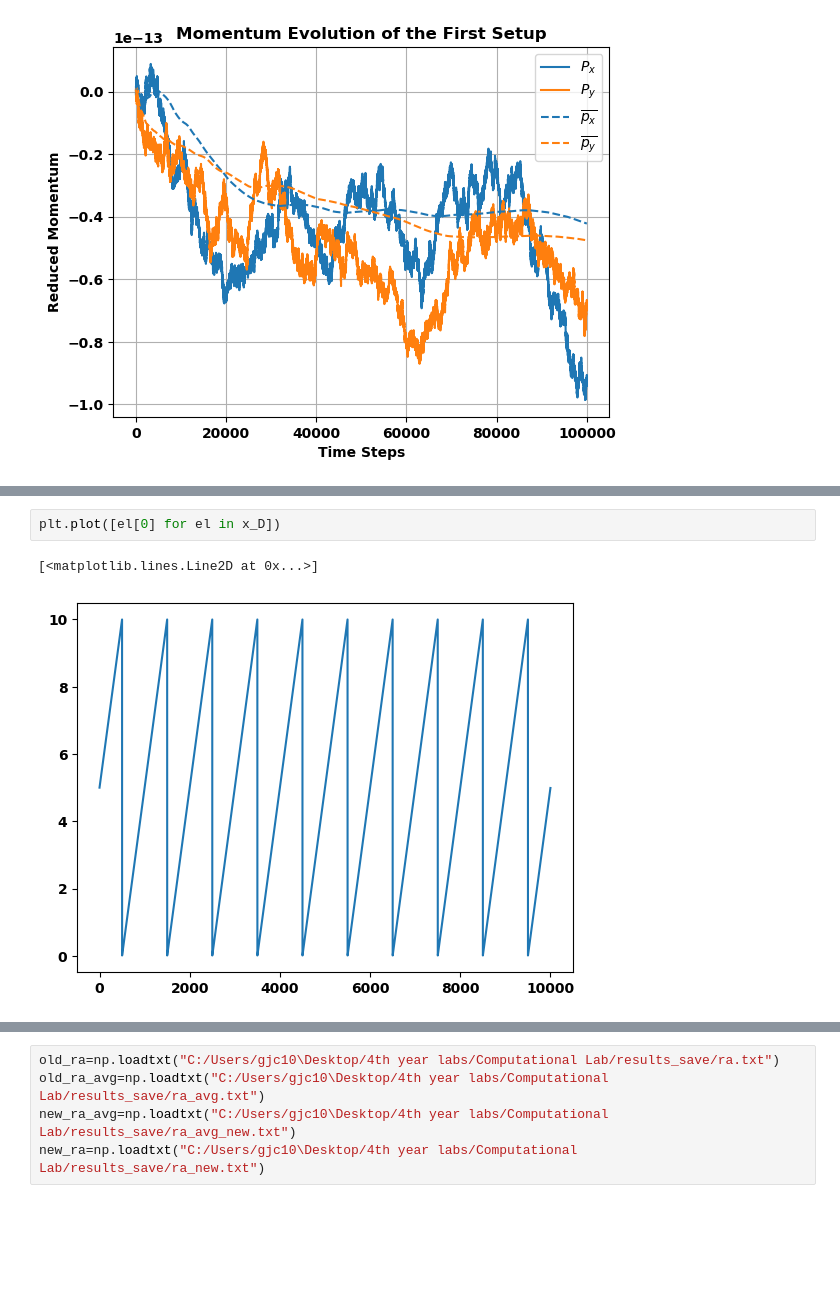
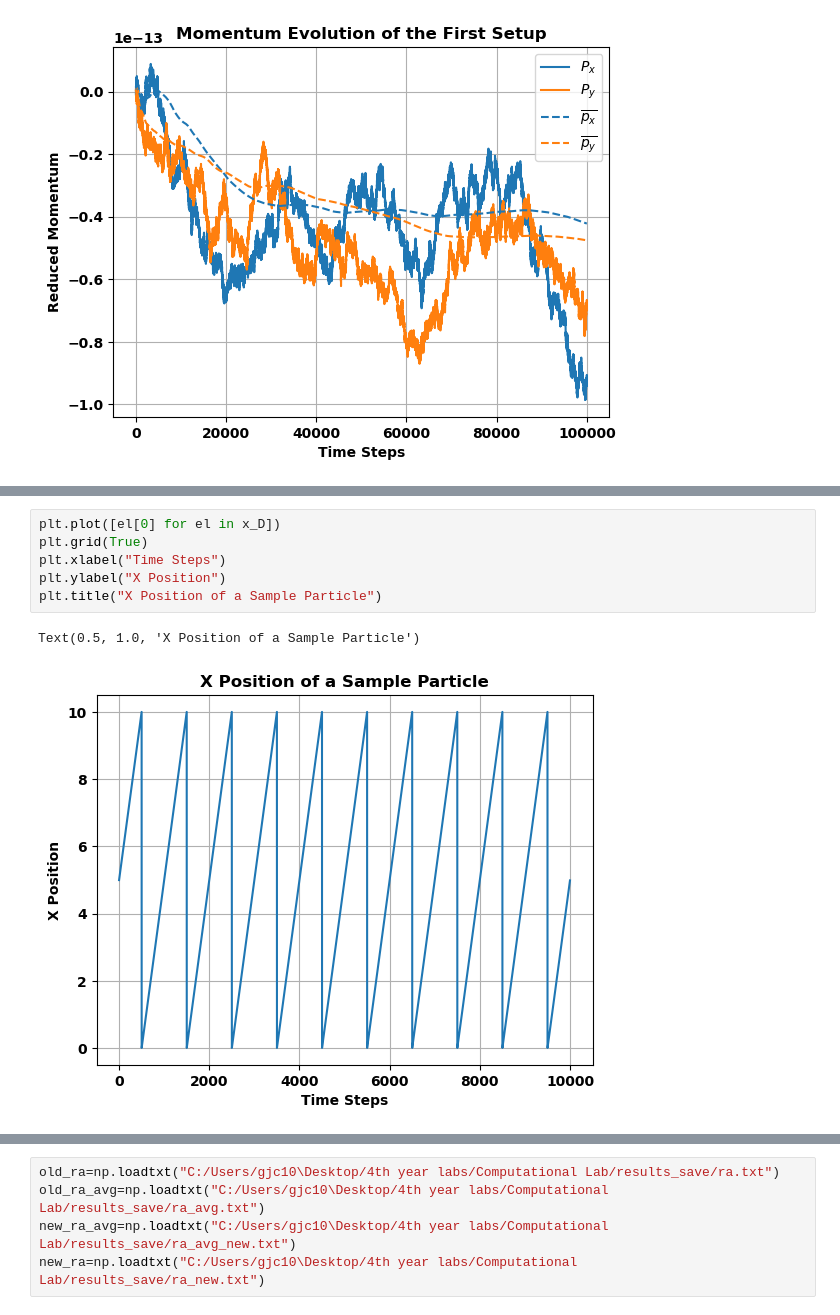
Before and after one commit to gregorycorcoran/Computational-Lab, a Jupyter notebook: Analysis.ipynb, the cells around one changed output, grey strips where cells are left out. Saved outputs shown, nothing was run; the diff lists cells and outputs as text; blank space fills up the shorter version.

```diff
--- a/Analysis.ipynb
+++ b/Analysis.ipynb
@@ -160,5 +175,9 @@ plt.plot([np.sum(el) for el in vy_D])
 # %%
 plt.plot([el[0] for el in x_D])
+plt.grid(True)
+plt.xlabel("Time Steps")
+plt.ylabel("X Position")
+plt.title("X Position of a Sample Particle")
 # %% [output]
-[<matplotlib.lines.Line2D at 0x...>]
+Text(0.5, 1.0, 'X Position of a Sample Particle')
-[figure, old version]
+[figure, new version]
```
Also changed, not shown: parts of 11 cells of this notebook, 1 other file.
